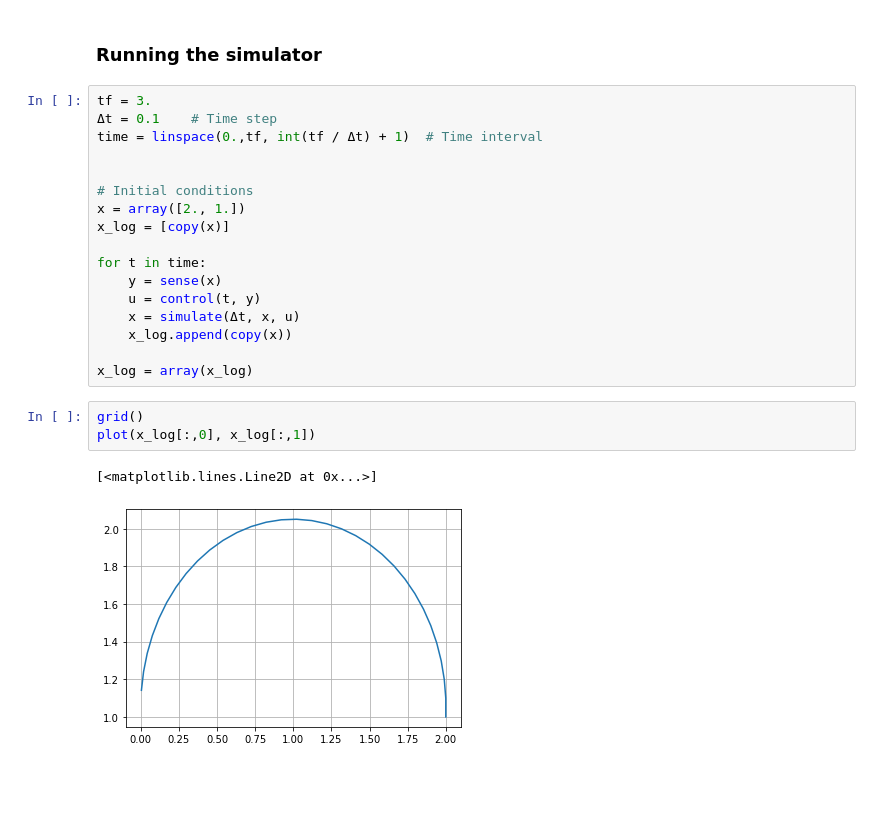
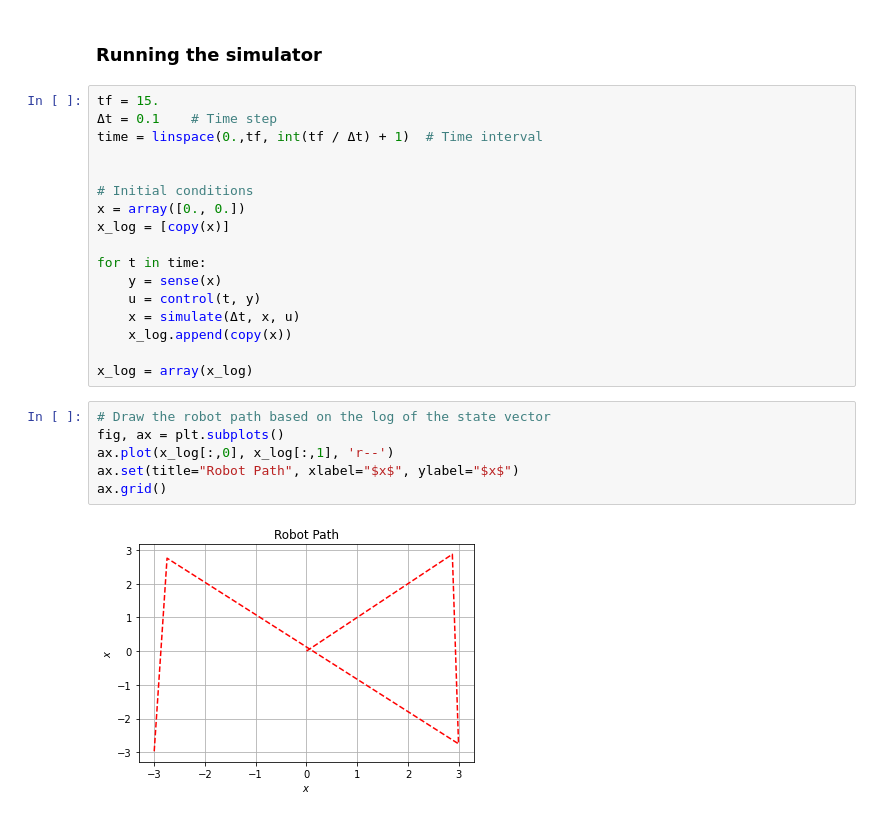
Before and after one commit to dsaldana/CSE360-MobileRobotics, a Jupyter notebook: point-robot-simulator.ipynb, the cells around one changed output. Saved outputs shown, nothing was run; the diff lists cells and outputs as text; blank space fills up the shorter version.

```diff
--- a/point-robot-simulator.ipynb
+++ b/point-robot-simulator.ipynb
@@ -25,13 +37,13 @@ def control(t, y):
 # %% [markdown]
 ### Running the simulator
 # %%
-tf = 3.
+tf = 15.
 Δt = 0.1    # Time step
 time = linspace(0.,tf, int(tf / Δt) + 1)  # Time interval
 
 
 # Initial conditions
-x = array([2., 1.])
+x = array([0., 0.])
 x_log = [copy(x)]
 
 for t in time:
@@ -41,12 +53,14 @@ for t in time:
     x_log.append(copy(x))
 
 x_log = array(x_log)
-# %%
-grid()
-plot(x_log[:,0], x_log[:,1])
-# %% [output]
-[<matplotlib.lines.Line2D at 0x...>]
-[figure, removed]
+# %%
+# Draw the robot path based on the log of the state vector
+fig, ax = plt.subplots()
+ax.plot(x_log[:,0], x_log[:,1], 'r--')
+ax.set(title="Robot Path", xlabel="$x$", ylabel="$x$")
+ax.grid()
+# %% [output]
+[figure, added]
 # %%
 import matplotlib.pyplot as plt
 from matplotlib import animation
```
Also changed, not shown: parts of 8 cells of this notebook, 1 other file.
